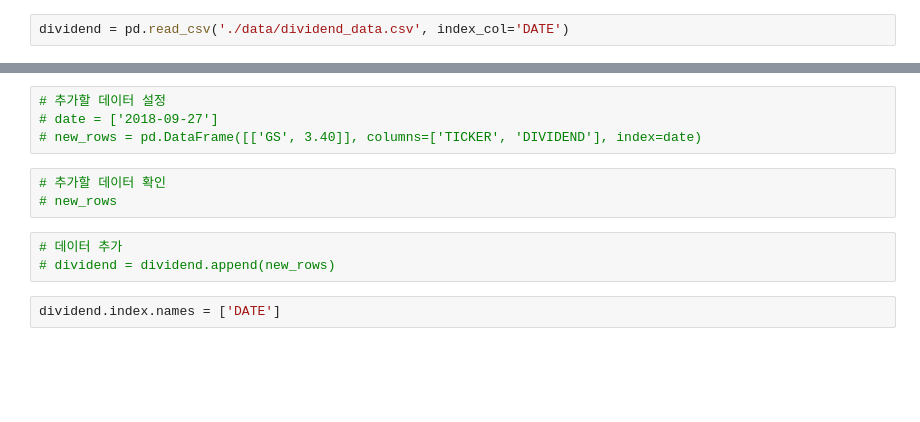
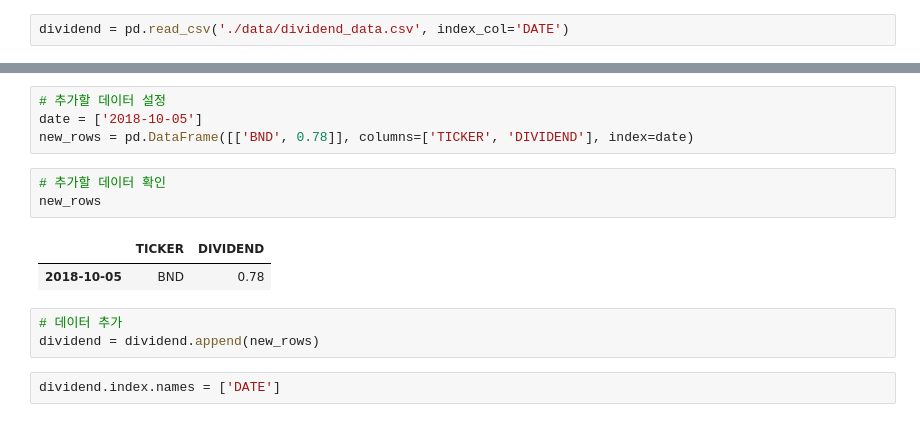
Before and after one commit to angelxtry/PyDataSc, a Jupyter notebook: StockDividend/basic_work_02-DataInsert.ipynb, the cells around one changed output, grey strips where cells are left out. Cells and saved outputs as stored; diff of their text form; blank space fills up the shorter version.

```diff
--- a/StockDividend/basic_work_02-DataInsert.ipynb
+++ b/StockDividend/basic_work_02-DataInsert.ipynb
@@ -30,13 +30,16 @@ memory usage: 2.8+ KB
 # %%
 # 추가할 데이터 설정
-# date = ['2018-09-27']
-# new_rows = pd.DataFrame([['GS', 3.40]], columns=['TICKER', 'DIVIDEND'], index=date)
+date = ['2018-10-05']
+new_rows = pd.DataFrame([['BND', 0.78]], columns=['TICKER', 'DIVIDEND'], index=date)
 # %%
 # 추가할 데이터 확인
-# new_rows
+new_rows
+# %% [output]
+|  | TICKER | DIVIDEND |
+| 2018-10-05 | BND | 0.78 |
 # %%
 # 데이터 추가
-# dividend = dividend.append(new_rows)
+dividend = dividend.append(new_rows)
 # %%
 dividend.index.names = ['DATE']
 # %%
```
Also changed, not shown: parts of 5 cells of this notebook, 4 other files.
